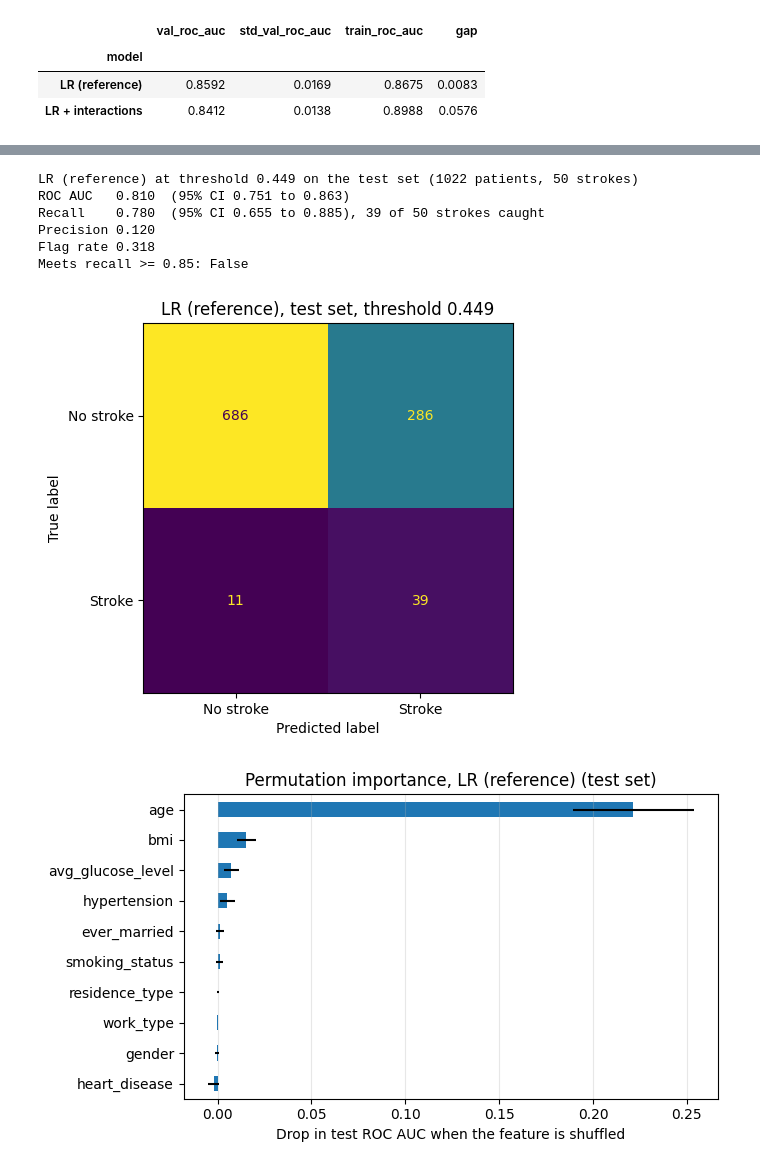
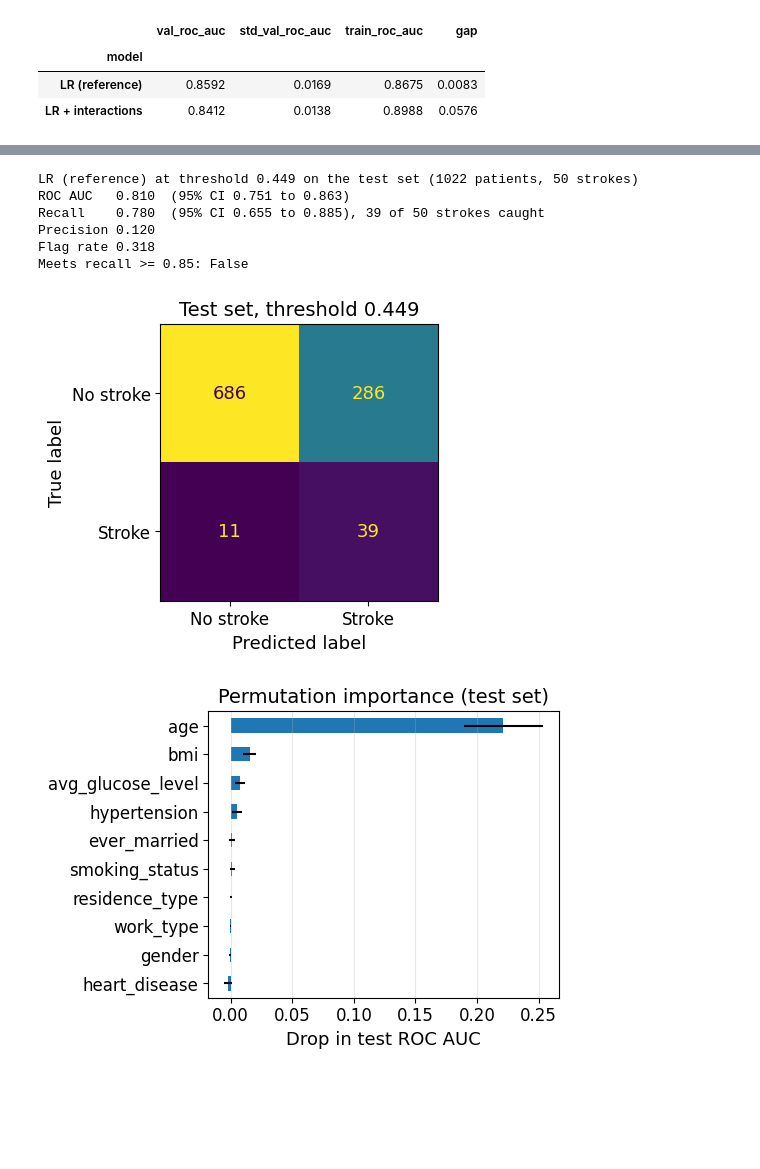
Before and after one commit to Lightfoot7/STR-E, a Jupyter notebook: Main (2).ipynb, the cells around one changed output, grey strips where cells are left out. Cells and saved outputs as stored; diff of their text form; code cells hidden in the pictures; blank space fills up the shorter version.

```diff
--- a/Main (2).ipynb
+++ b/Main (2).ipynb
@@ -608,6 +608,12 @@ from sklearn.inspection import permutation_importance
 
 warnings.filterwarnings("ignore", category=UserWarning)
 RUNTIME = ai4.show_runtime()
+
+# Figures: larger text so it stays readable when scaled to the report's text width
+plt.rcParams.update({"font.size": 13, "axes.titlesize": 14, "axes.labelsize": 13,
+                     "xtick.labelsize": 12, "ytick.labelsize": 12, "legend.fontsize": 11,
+                     "figure.titlesize": 14})
+os.makedirs("Figures", exist_ok=True)
 # %% [output]
 Runtime: Windows | Intel64 Family 6 Model 141 Stepping 1, GenuineIntel (16 cores, 15.6 GB) | CPU only | Python 3.13.7
 # %%
@@ -1106,9 +1113,10 @@ print(f"Precision {res_test['precision']:.3f}")
 print(f"Flag rate {res_test['flag_rate']:.3f}")
 print(f"Meets recall >= {RECALL_TARGET}: {res_test['meets_constraint']}")
 
-ConfusionMatrixDisplay(cm_test, display_labels=["No stroke", "Stroke"]).plot(colorbar=False, values_format="d")
-plt.title(f"{CHOSEN}, test set, threshold {res_test['threshold']:.3f}")
-plt.savefig("test_confusion.pdf", bbox_inches="tight")   # figure for the report
+fig, ax = plt.subplots(figsize=(4, 3.6))
+ConfusionMatrixDisplay(cm_test, display_labels=["No stroke", "Stroke"]).plot(ax=ax, colorbar=False, values_format="d")
+plt.title(f"Test set, threshold {res_test['threshold']:.3f}")
+plt.savefig("Figures/test_confusion.pdf", bbox_inches="tight")   # figure for the report
 plt.show()
 # %% [output]
 LR (reference) at threshold 0.449 on the test set (1022 patients, 50 strokes)
@@ -1117,20 +1125,20 @@ Recall    0.780  (95% CI 0.655 to 0.885), 39 of 50 strokes caught
 Precision 0.120
 Flag rate 0.318
 Meets recall >= 0.85: False
-[figure, old version]
+[figure, new version]
 # %%
 # Permutation importance of the chosen model on the test set (drop in ROC AUC when one feature is shuffled)
 pi = permutation_importance(fitted_final, X_test, y_test, scoring="roc_auc", n_repeats=20, random_state=0)
 imp = pd.Series(pi.importances_mean, index=X_test.columns).sort_values()
 err = pd.Series(pi.importances_std, index=X_test.columns).loc[imp.index]
 
-fig, ax = plt.subplots(figsize=(7, 4))
+fig, ax = plt.subplots(figsize=(5.5, 4))
 imp.plot.barh(ax=ax, xerr=err)
-ax.set_xlabel("Drop in test ROC AUC when the feature is shuffled")
-ax.set_title(f"Permutation importance, {CHOSEN} (test set)")
+ax.set_xlabel("Drop in test ROC AUC")
+ax.set_title("Permutation importance (test set)")
 ax.grid(axis="x", alpha=0.3)
 plt.tight_layout()
-plt.savefig("permutation_importance.pdf", bbox_inches="tight")   # figure for the report
+plt.savefig("Figures/permutation_importance.pdf", bbox_inches="tight")   # figure for the report
 plt.show()
 # %% [output]
-[figure, old version]
+[figure, new version]
```
Also changed, not shown: parts of 12 cells of this notebook, 6 other files.
